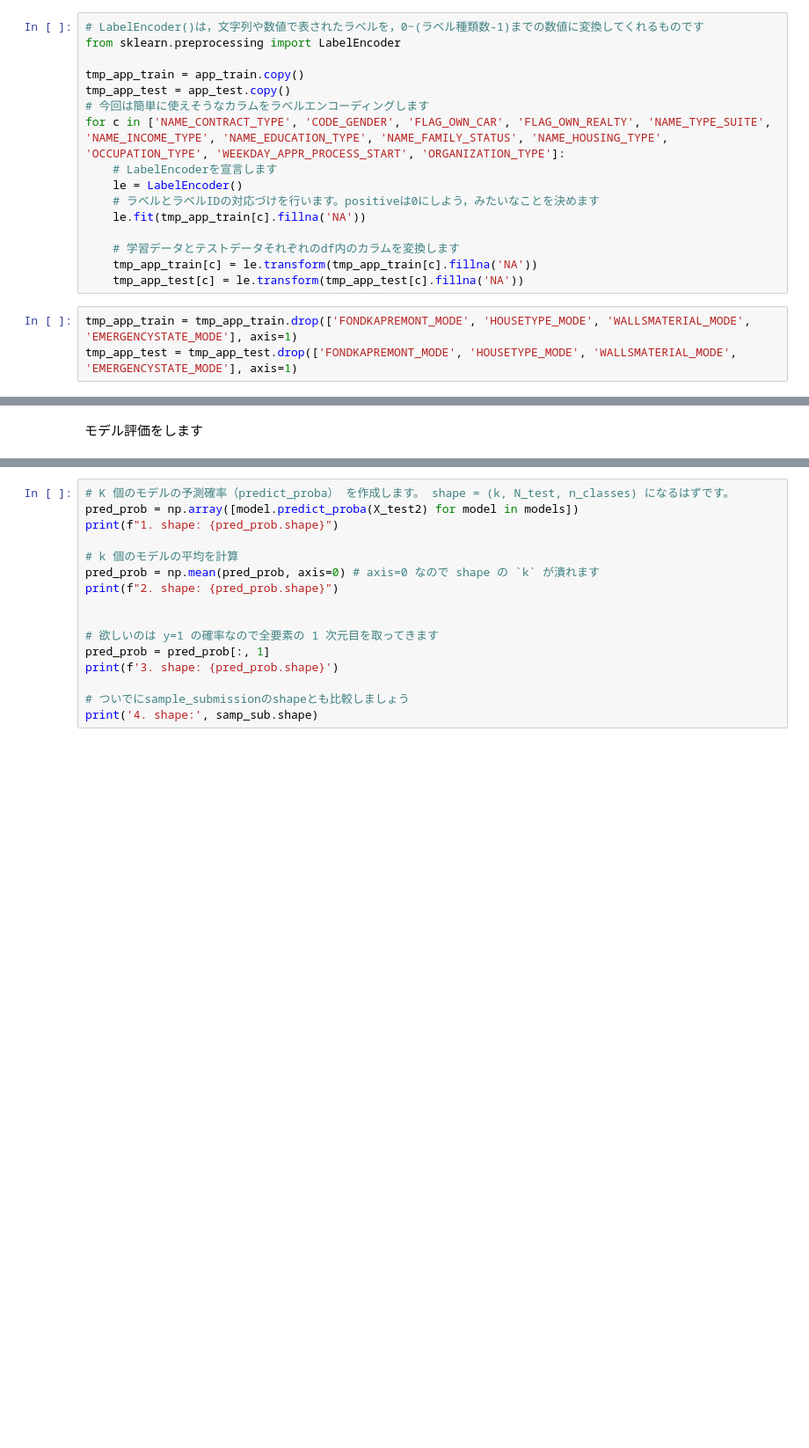
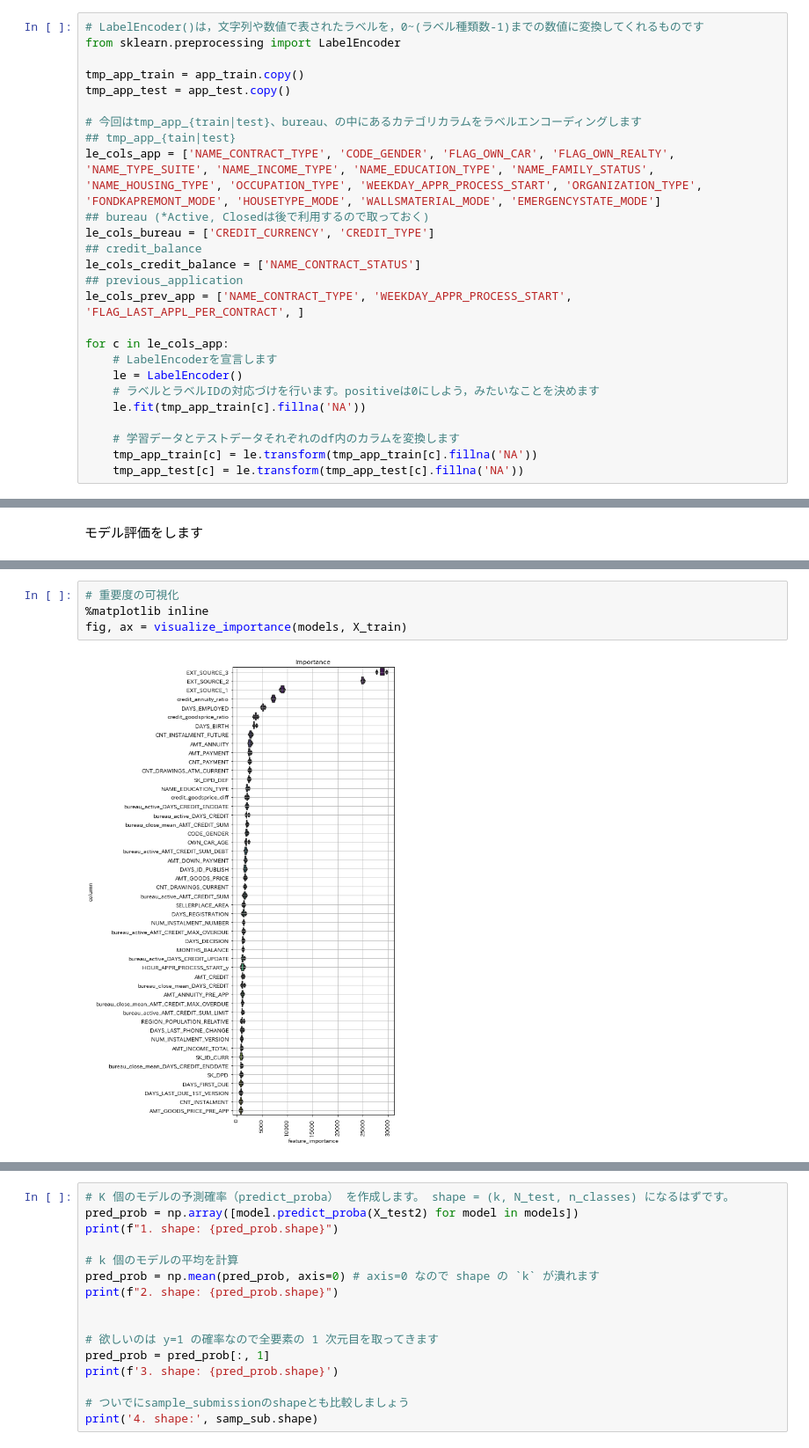
Before and after one commit to idsts2670/kaggle, a Jupyter notebook: home-credit-default-risk/home-credit-default.ipynb, the cells around one changed output, grey strips where cells are left out. Shown at 88% size. Cells and saved outputs as stored; diff of their text form; blank space fills up the shorter version.

```diff
--- a/home-credit-default-risk/home-credit-default.ipynb
+++ b/home-credit-default-risk/home-credit-default.ipynb
@@ -525,8 +621,18 @@ from sklearn.preprocessing import LabelEncoder
 
 tmp_app_train = app_train.copy()
 tmp_app_test = app_test.copy()
-# 今回は簡単に使えそうなカラムをラベルエンコーディングします
-for c in ['NAME_CONTRACT_TYPE', 'CODE_GENDER', 'FLAG_OWN_CAR', 'FLAG_OWN_REALTY', 'NAME_TYPE_SUITE', 'NAME_INCOME_TYPE', 'NAME_EDUCATION_TYPE', 'NAME_FAMILY_STATUS', 'NAME_HOUSING_TYPE', 'OCCUPATION_TYPE', 'WEEKDAY_APPR_PROCESS_START', 'ORGANIZATION_TYPE']:
+
+# 今回はtmp_app_{train|test}、bureau、の中にあるカテゴリカラムをラベルエンコーディングします
+## tmp_app_{tain|test}
+le_cols_app = ['NAME_CONTRACT_TYPE', 'CODE_GENDER', 'FLAG_OWN_CAR', 'FLAG_OWN_REALTY', 'NAME_TYPE_SUITE', 'NAME_INCOME_TYPE', 'NAME_EDUCATION_TYPE', 'NAME_FAMILY_STATUS', 'NAME_HOUSING_TYPE', 'OCCUPATION_TYPE', 'WEEKDAY_APPR_PROCESS_START', 'ORGANIZATION_TYPE', 'FONDKAPREMONT_MODE', 'HOUSETYPE_MODE', 'WALLSMATERIAL_MODE', 'EMERGENCYSTATE_MODE']
+## bureau (*Active, Closedは後で利用するので取っておく)
+le_cols_bureau = ['CREDIT_CURRENCY', 'CREDIT_TYPE']
+## credit_balance
+le_cols_credit_balance = ['NAME_CONTRACT_STATUS']
+## previous_application
+le_cols_prev_app = ['NAME_CONTRACT_TYPE', 'WEEKDAY_APPR_PROCESS_START', 'FLAG_LAST_APPL_PER_CONTRACT', ]
+
+for c in le_cols_app:
     # LabelEncoderを宣言します
     le = LabelEncoder()
     # ラベルとラベルIDの対応づけを行います。positiveは0にしよう，みたいなことを決めます
@@ -535,9 +641,6 @@ for c in ['NAME_CONTRACT_TYPE', 'CODE_GENDER', 'FLAG_OWN_CAR', 'FLAG_OWN_REALTY'
     # 学習データとテストデータそれぞれのdf内のカラムを変換します
     tmp_app_train[c] = le.transform(tmp_app_train[c].fillna('NA'))
     tmp_app_test[c] = le.transform(tmp_app_test[c].fillna('NA'))
-# %%
-tmp_app_train = tmp_app_train.drop(['FONDKAPREMONT_MODE', 'HOUSETYPE_MODE', 'WALLSMATERIAL_MODE', 'EMERGENCYSTATE_MODE'], axis=1)
-tmp_app_test = tmp_app_test.drop(['FONDKAPREMONT_MODE', 'HOUSETYPE_MODE', 'WALLSMATERIAL_MODE', 'EMERGENCYSTATE_MODE'], axis=1)
 # %%
 app_train.head()
 # %% [output]
@@ -1429,0 +1589,6 @@ cv = list(cv)
+# %%
+# 重要度の可視化
+%matplotlib inline
+fig, ax = visualize_importance(models, X_train)
+# %% [output]
+[figure, added]
```
Also changed, not shown: parts of 45 cells of this notebook, 1 other file.
